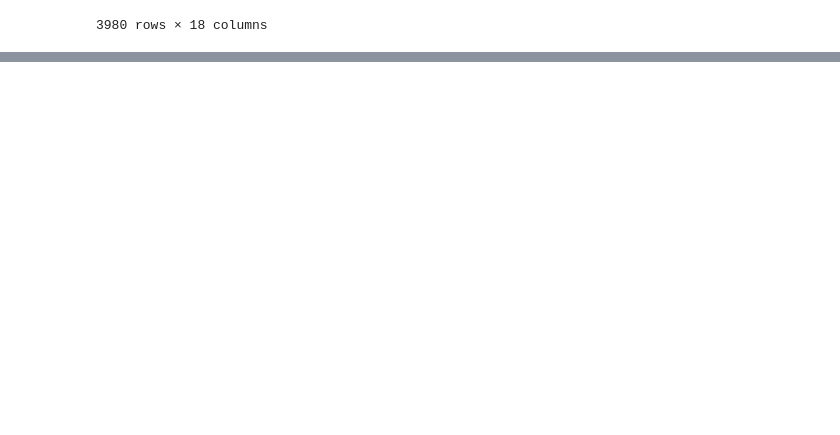
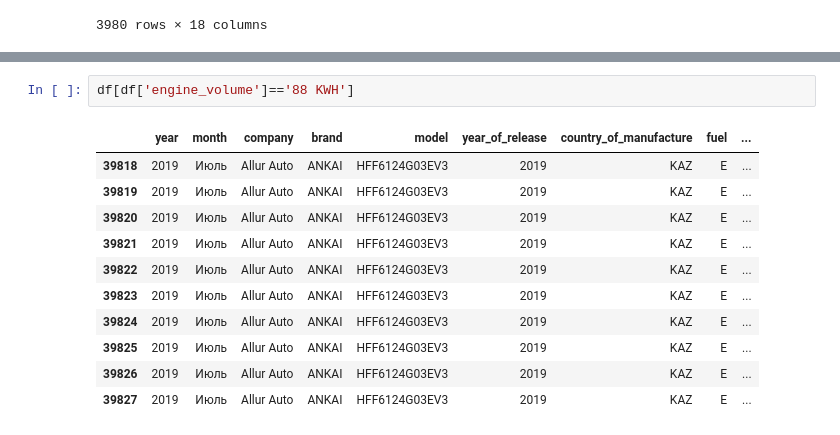
Before and after one commit to analyst-plv/car-sales, a Jupyter notebook: Авторынок.ipynb, the cells around one changed output, grey strips where cells are left out. Drawn from its saved outputs; the diff is of its cells as text; blank space fills up the shorter version.

```diff
--- a/Авторынок.ipynb
+++ b/Авторынок.ipynb
@@ -518,0 +604,14 @@ print(comment_stats.head(50))
+# %%
+df[df['engine_volume']=='88 KWH']
+# %% [output]
+|  | year | month | company | brand | model | year_of_release | country_of_manufacture | fuel | ... |
+| 39818 | 2019 | Июль | Allur Auto | ANKAI | HFF6124G03EV3 | 2019 | KAZ | E | ... |
+| 39819 | 2019 | Июль | Allur Auto | ANKAI | HFF6124G03EV3 | 2019 | KAZ | E | ... |
+| 39820 | 2019 | Июль | Allur Auto | ANKAI | HFF6124G03EV3 | 2019 | KAZ | E | ... |
+| 39821 | 2019 | Июль | Allur Auto | ANKAI | HFF6124G03EV3 | 2019 | KAZ | E | ... |
+| 39822 | 2019 | Июль | Allur Auto | ANKAI | HFF6124G03EV3 | 2019 | KAZ | E | ... |
+| 39823 | 2019 | Июль | Allur Auto | ANKAI | HFF6124G03EV3 | 2019 | KAZ | E | ... |
+| 39824 | 2019 | Июль | Allur Auto | ANKAI | HFF6124G03EV3 | 2019 | KAZ | E | ... |
+| 39825 | 2019 | Июль | Allur Auto | ANKAI | HFF6124G03EV3 | 2019 | KAZ | E | ... |
+| 39826 | 2019 | Июль | Allur Auto | ANKAI | HFF6124G03EV3 | 2019 | KAZ | E | ... |
+| 39827 | 2019 | Июль | Allur Auto | ANKAI | HFF6124G03EV3 | 2019 | KAZ | E | ... |
```
Also changed, not shown: parts of 41 cells of this notebook.
